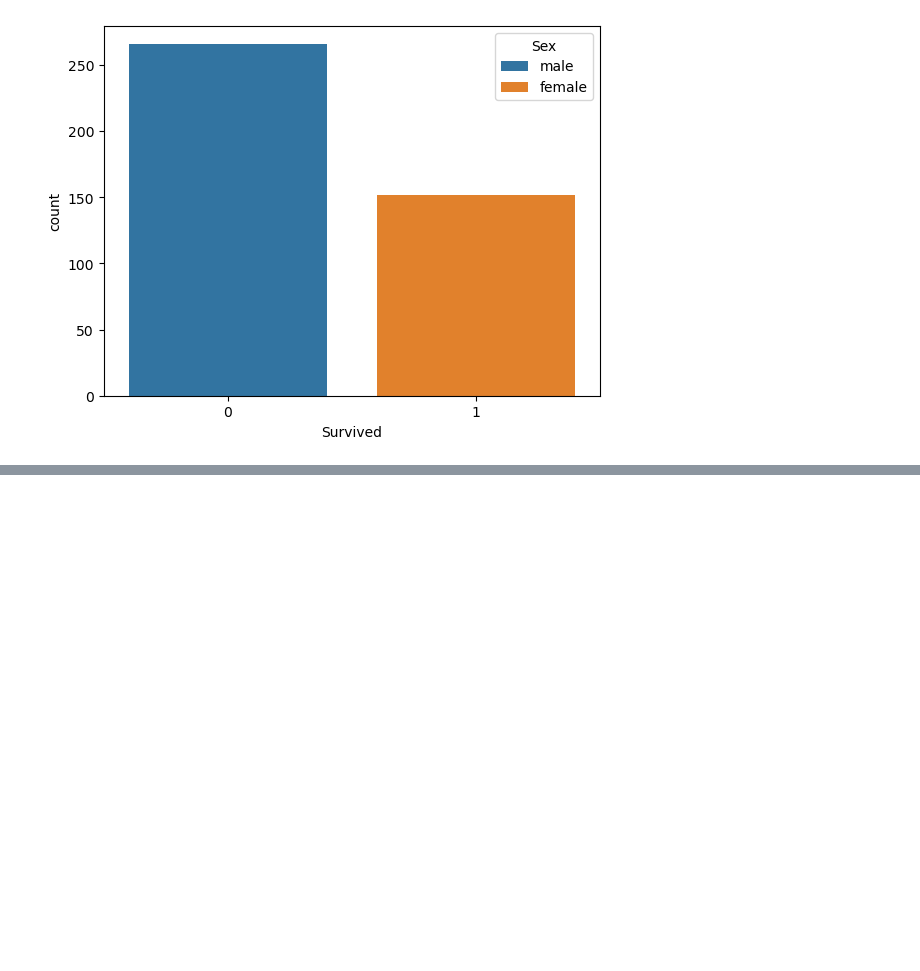
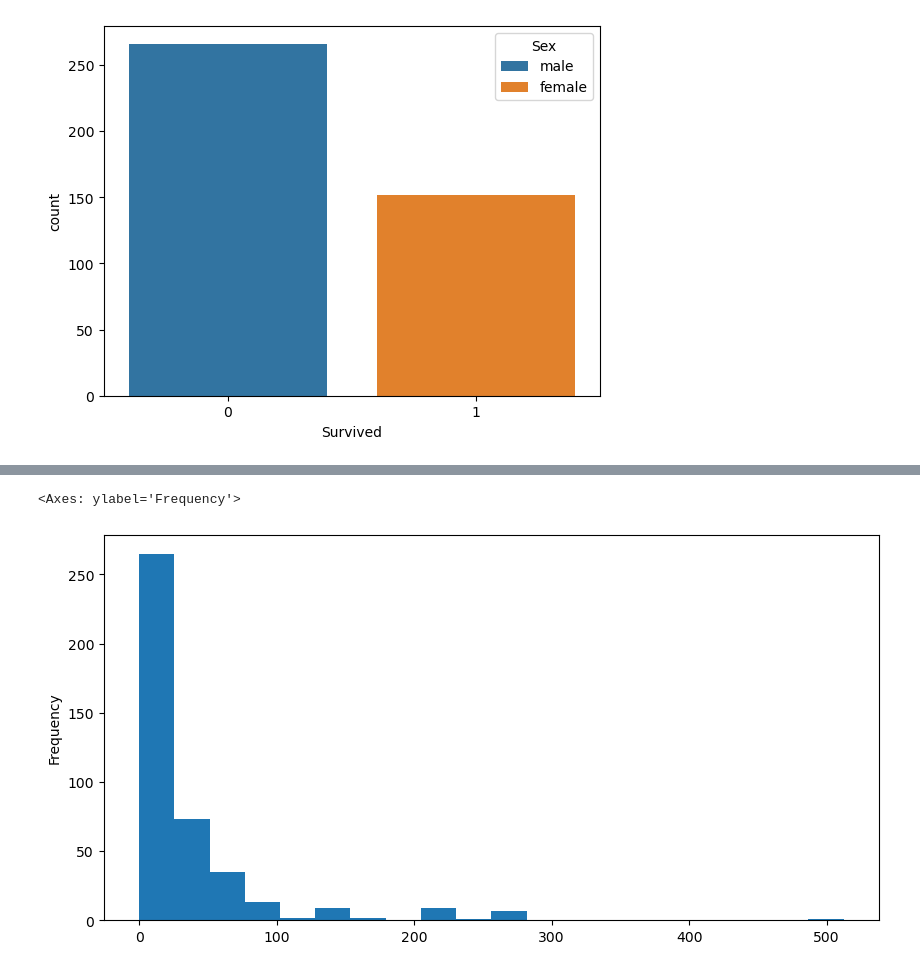
Before and after one commit to simocompsci/MLpractice, a Jupyter notebook: LogisticReg.ipynb, the cells around one changed output, grey strips where cells are left out. Cells and saved outputs as stored; diff of their text form; code cells hidden in the pictures; blank space fills up the shorter version.

```diff
--- a/LogisticReg.ipynb
+++ b/LogisticReg.ipynb
@@ -41,0 +53,5 @@ sns.countplot(x="Survived" , hue="Sex" ,  data=titanic_data)
+# %%
+titanic_data["Fare"].plot.hist(bins=20, figsize=(10,5))
+# %% [output]
+<Axes: ylabel='Frequency'>
+[figure, added]
```
Also changed, not shown: parts of 3 cells of this notebook.
